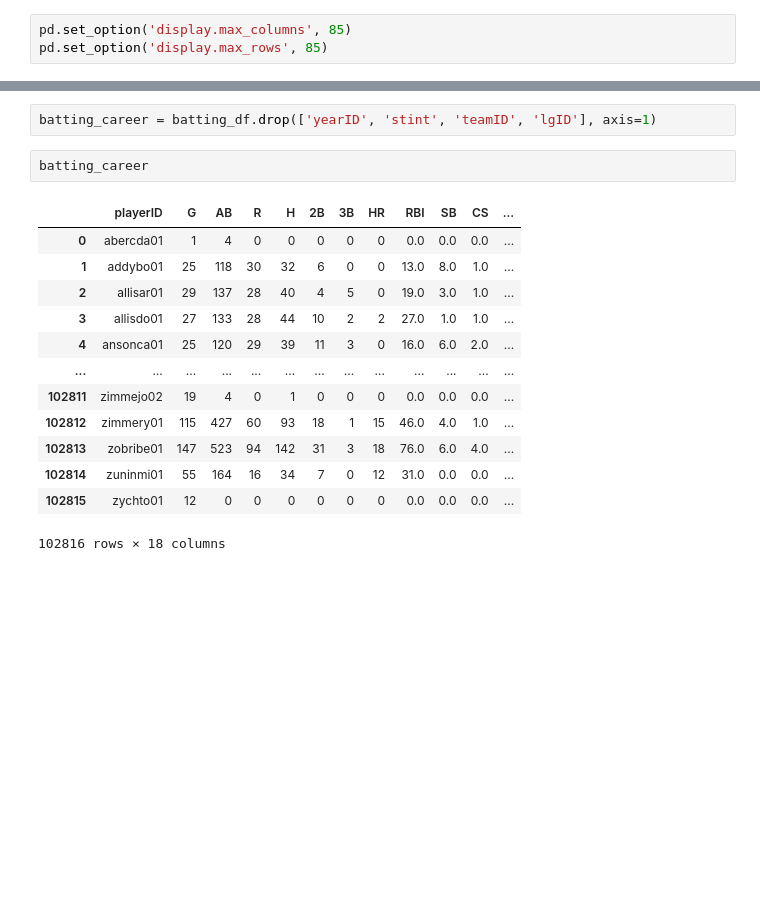
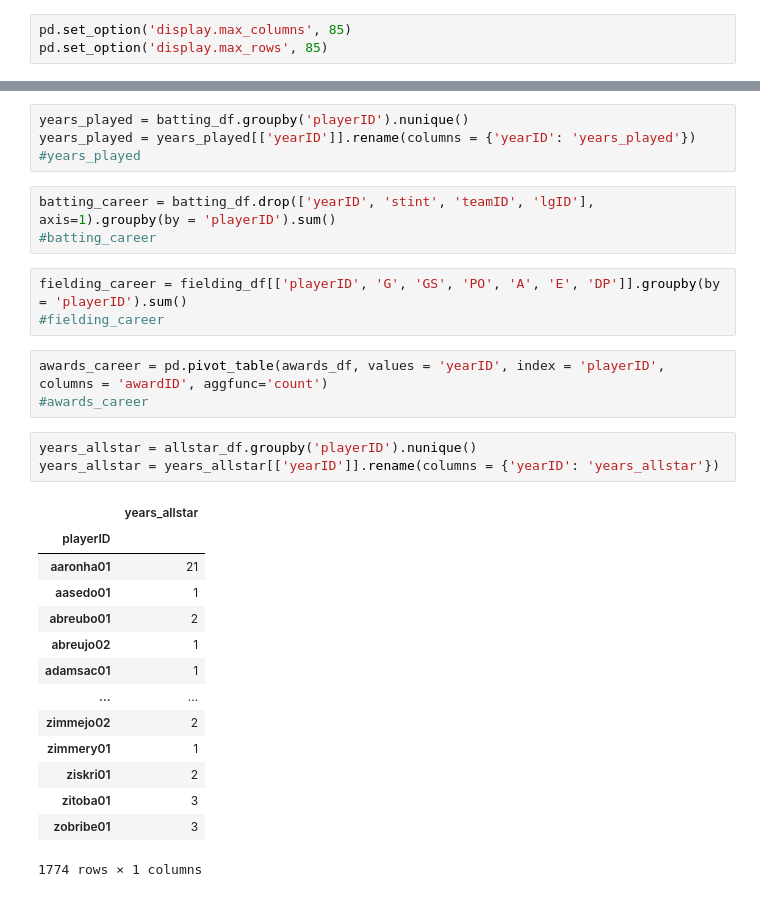
Before and after one commit to floattheboat/baseball-analyses, a Jupyter notebook: python/hof-batters.ipynb, the cells around one changed output, grey strips where cells are left out. Saved outputs shown, nothing was run; the diff lists cells and outputs as text; blank space fills up the shorter version.

```diff
--- a/python/hof-batters.ipynb
+++ b/python/hof-batters.ipynb
@@ -25,18 +22,31 @@ batting_df.head()
+# %%
+years_played = batting_df.groupby('playerID').nunique()
+years_played = years_played[['yearID']].rename(columns = {'yearID': 'years_played'})
+#years_played
 # %%
-batting_career = batting_df.drop(['yearID', 'stint', 'teamID', 'lgID'], axis=1)
+batting_career = batting_df.drop(['yearID', 'stint', 'teamID', 'lgID'], axis=1).groupby(by = 'playerID').sum()
+#batting_career
-# %%
-batting_career
-# %% [output]
-|  | playerID | G | AB | R | H | 2B | 3B | HR | RBI | SB | CS | ... |
-| 0 | abercda01 | 1 | 4 | 0 | 0 | 0 | 0 | 0 | 0.0 | 0.0 | 0.0 | ... |
-| 1 | addybo01 | 25 | 118 | 30 | 32 | 6 | 0 | 0 | 13.0 | 8.0 | 1.0 | ... |
-| 2 | allisar01 | 29 | 137 | 28 | 40 | 4 | 5 | 0 | 19.0 | 3.0 | 1.0 | ... |
-| 3 | allisdo01 | 27 | 133 | 28 | 44 | 10 | 2 | 2 | 27.0 | 1.0 | 1.0 | ... |
-| 4 | ansonca01 | 25 | 120 | 29 | 39 | 11 | 3 | 0 | 16.0 | 6.0 | 2.0 | ... |
-| ... | ... | ... | ... | ... | ... | ... | ... | ... | ... | ... | ... | ... |
-| 102811 | zimmejo02 | 19 | 4 | 0 | 1 | 0 | 0 | 0 | 0.0 | 0.0 | 0.0 | ... |
-| 102812 | zimmery01 | 115 | 427 | 60 | 93 | 18 | 1 | 15 | 46.0 | 4.0 | 1.0 | ... |
-| 102813 | zobribe01 | 147 | 523 | 94 | 142 | 31 | 3 | 18 | 76.0 | 6.0 | 4.0 | ... |
-| 102814 | zuninmi01 | 55 | 164 | 16 | 34 | 7 | 0 | 12 | 31.0 | 0.0 | 0.0 | ... |
-| 102815 | zychto01 | 12 | 0 | 0 | 0 | 0 | 0 | 0 | 0.0 | 0.0 | 0.0 | ... |
-102816 rows × 18 columns
+# %%
+fielding_career = fielding_df[['playerID', 'G', 'GS', 'PO', 'A', 'E', 'DP']].groupby(by = 'playerID').sum()
+#fielding_career
+# %%
+awards_career = pd.pivot_table(awards_df, values = 'yearID', index = 'playerID', columns = 'awardID', aggfunc='count')
+#awards_career
+# %%
+years_allstar = allstar_df.groupby('playerID').nunique()
+years_allstar = years_allstar[['yearID']].rename(columns = {'yearID': 'years_allstar'})
+# %% [output]
+|  | years_allstar |
+| playerID |  |
+| aaronha01 | 21 |
+| aasedo01 | 1 |
+| abreubo01 | 2 |
+| abreujo02 | 1 |
+| adamsac01 | 1 |
+| ... | ... |
+| zimmejo02 | 2 |
+| zimmery01 | 1 |
+| ziskri01 | 2 |
+| zitoba01 | 3 |
+| zobribe01 | 3 |
+1774 rows × 1 columns
```
Also changed, not shown: parts of 11 cells of this notebook, 1 other file.
